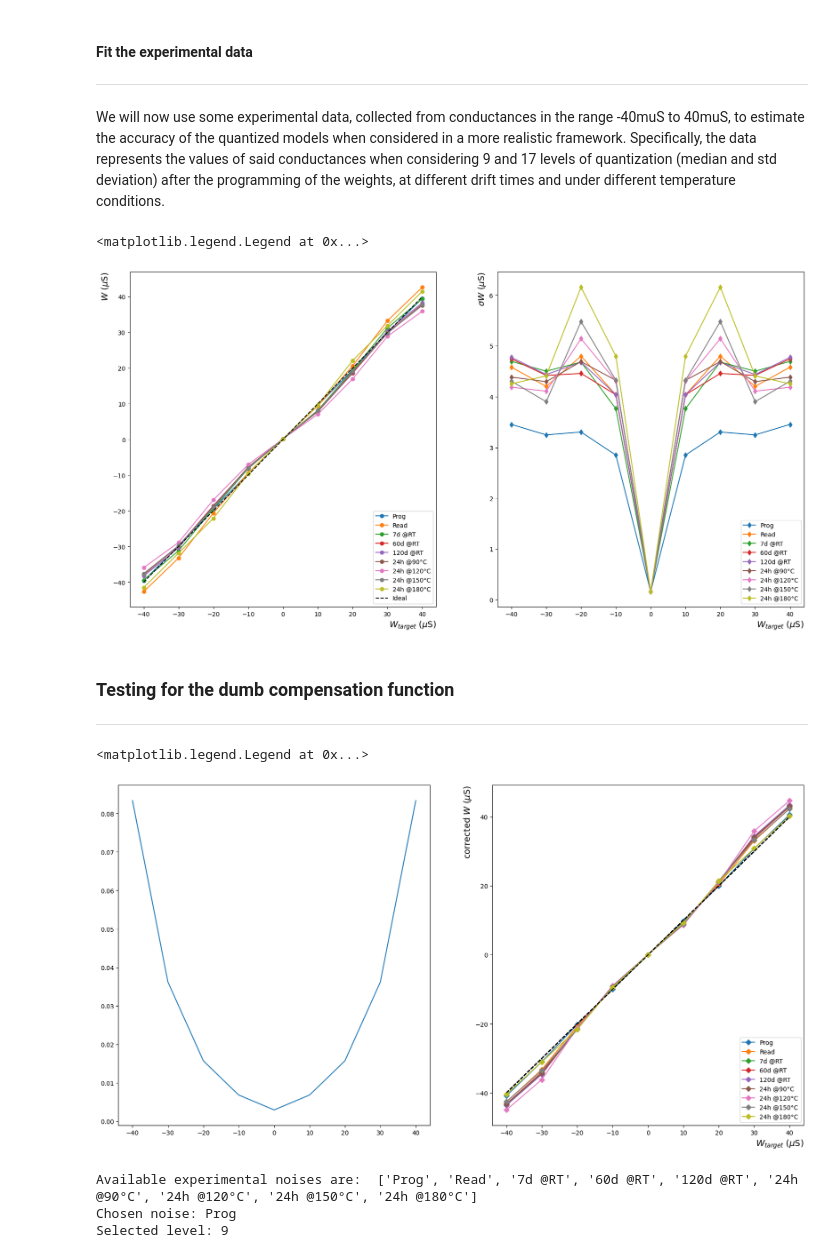
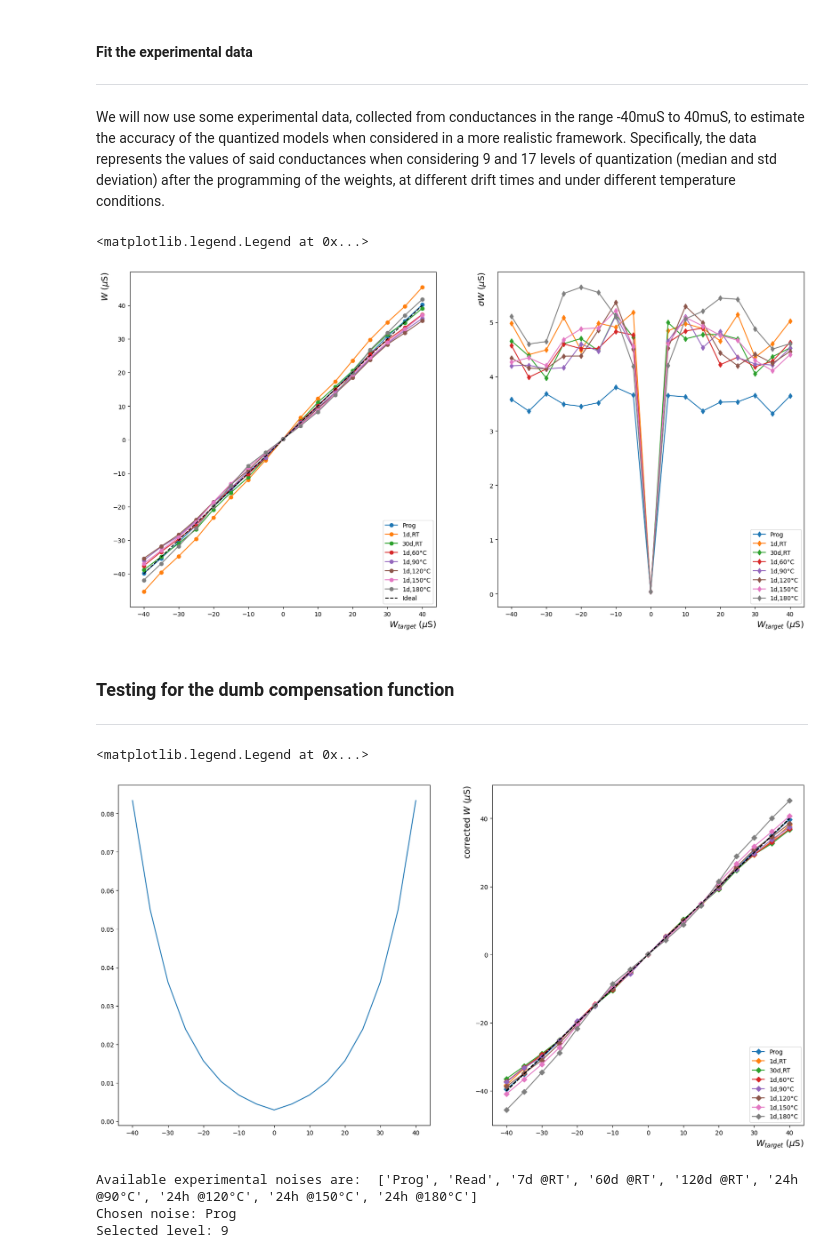
Before and after one commit to ApprehensiveKnee/aihwkit, a Jupyter notebook: sandbox/quantization.ipynb, the cells around one changed output. Cells and saved outputs as stored; diff of their text form; code cells hidden in the pictures.

```diff
--- a/sandbox/quantization.ipynb
+++ b/sandbox/quantization.ipynb
@@ -625,7 +625,7 @@ We will now use some experimental data, collected from conductances in the range
 # %%
 from src.utilities import import_mat_file
 
-SELECTED_LEVEL = 9
+SELECTED_LEVEL = 17
 
 MAP = {
     9 : "matlab/3bit.mat",
@@ -636,34 +636,34 @@ G_RANGE = [-40, 40]
 CONDUCTANCES = {
     9 : [G_RANGE[0] + i * (G_RANGE[1] - G_RANGE[0]) / 8 for i in range(9)],
     17 : [G_RANGE[0] + i * (G_RANGE[1] - G_RANGE[0]) / 16 for i in range(17)]
 }
 
 # Extract the data from the .mat file
 path = f"./data/{MAP[SELECTED_LEVEL]}"
 variables = import_mat_file(path)
 
 types = variables['str']
 ww_mdn = variables['ww_mdn'] * 1e6
 ww_std = variables['ww_std'] * 1e6
 ww_mdn = pd.DataFrame(ww_mdn, columns=types)
 ww_std = pd.DataFrame(ww_std, columns=types)
 
 
 fig, ax = plt.subplots(1,2, figsize=(20,10))
 for type in types:
     ax[0].plot(CONDUCTANCES[SELECTED_LEVEL], ww_mdn[type], label=type, marker='o')
     ax[1].plot(CONDUCTANCES[SELECTED_LEVEL], ww_std[type], label=type, marker='d')
 ax[0].plot(CONDUCTANCES[SELECTED_LEVEL], CONDUCTANCES[SELECTED_LEVEL] , label="Ideal", linestyle='--', color='black')
 ax[0].set_ylabel(r" $W$ ($\mu$S)", fontsize=14, loc = 'top')
 ax[1].set_ylabel(r" $\sigma W$ ($\mu$S)", fontsize=14, loc = 'top')
 ax[0].set_xlabel(r" $W_{target}$ ($\mu$S)", fontsize=14, loc = 'right')
 ax[1].set_xlabel(r" $W_{target}$ ($\mu$S)", fontsize=14, loc = 'right')
 ax[0].set_yticks(np.arange(-40, 41, 10))
 ax[0].legend(loc='lower right')
 ax[1].legend(loc = 'lower right')
 # %% [output]
 <matplotlib.legend.Legend at 0x...>
-[figure, old version]
+[figure, new version]
 # %% [markdown]
 ### Testing for the dumb compensation function
 ---
@@ -693,7 +693,7 @@ ax[1].set_xlabel(r" $W_{target}$ ($\mu$S)", fontsize=14, loc = 'right')
 ax[1].legend(loc='lower right')
 # %% [output]
 <matplotlib.legend.Legend at 0x...>
-[figure, old version]
+[figure, new version]
 # %%
 from src.noise import ExperimentalNoiseModel
 from aihwkit.inference.converter.conductance import SinglePairConductanceConverter
```
Also changed, not shown: 17 other files.
